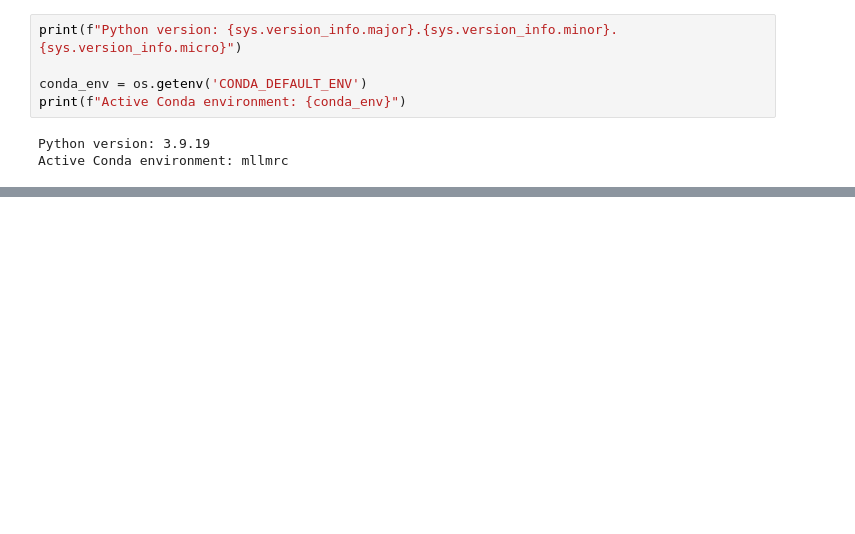
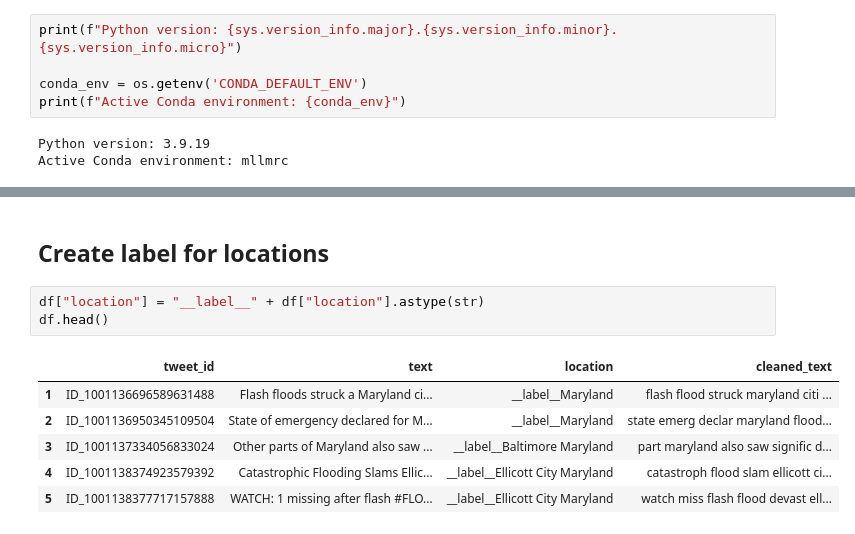
Before and after one commit to Abel-Moremi/Microsoft-Learn-Location-Mention-Recognition-Challenge, a Jupyter notebook: Microsoft Learn Location Mention Recognition Challenge.ipynb, the cells around one changed output, grey strips where cells are left out. Cells and saved outputs as stored; diff of their text form; blank space fills up the shorter version.

```diff
--- a/Microsoft Learn Location Mention Recognition Challenge.ipynb
+++ b/Microsoft Learn Location Mention Recognition Challenge.ipynb
@@ -28,0 +228,12 @@ Note: you may need to restart the kernel to use updated packages.
+# %% [markdown]
+## Create label for locations
+# %%
+df["location"] = "__label__" + df["location"].astype(str)
+df.head()
+# %% [output]
+|  | tweet_id | text | location | cleaned_text |
+| 1 | ID_1001136696589631488 | Flash floods struck a Maryland ci... | __label__Maryland | flash flood struck maryland citi ... |
+| 2 | ID_1001136950345109504 | State of emergency declared for M... | __label__Maryland | state emerg declar maryland flood... |
+| 3 | ID_1001137334056833024 | Other parts of Maryland also saw ... | __label__Baltimore Maryland | part maryland also saw signific d... |
+| 4 | ID_1001138374923579392 | Catastrophic Flooding Slams Ellic... | __label__Ellicott City Maryland | catastroph flood slam ellicott ci... |
+| 5 | ID_1001138377717157888 | WATCH: 1 missing after flash #FLO... | __label__Ellicott City Maryland | watch miss flash flood devast ell... |
```
Also changed, not shown: parts of 38 cells of this notebook.
